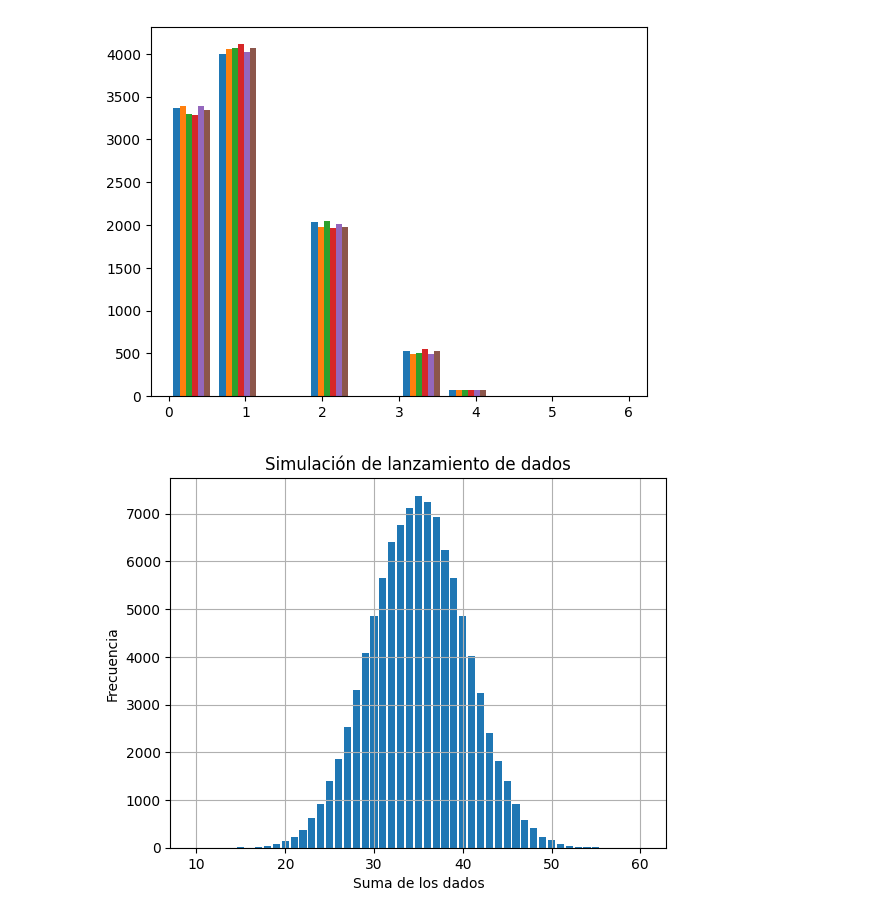
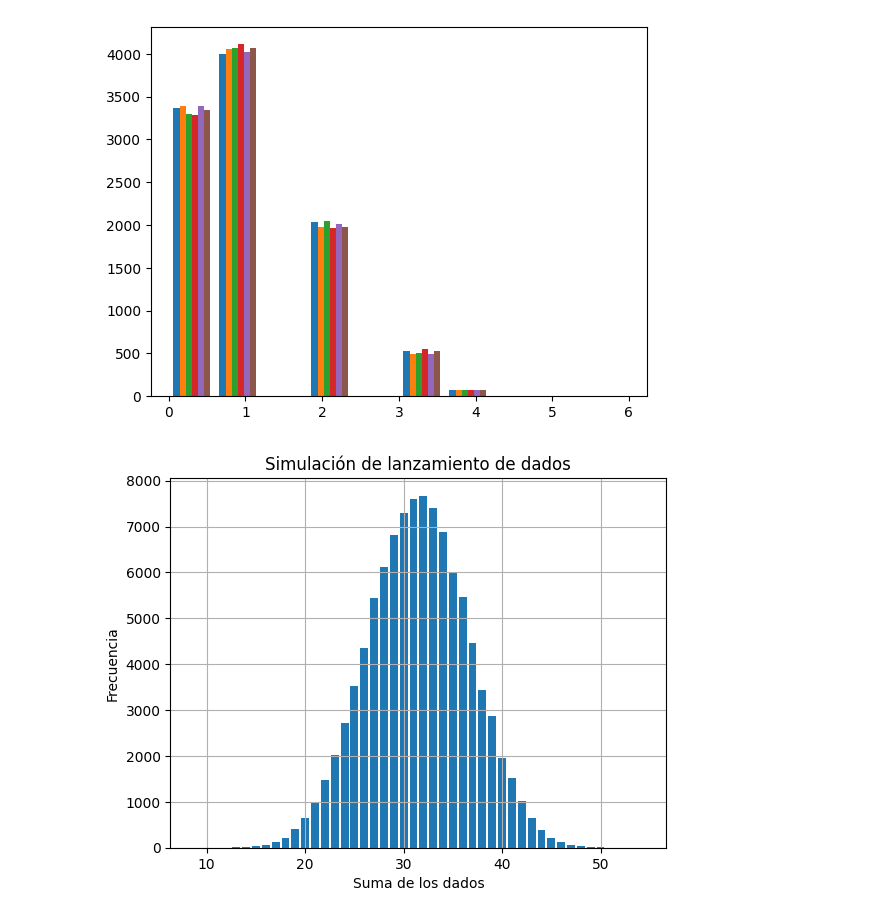
Before and after one commit to FullFran/curso_ia, a Jupyter notebook: clases/clase10/clase10.ipynb, the cells around one changed output. Drawn from its saved outputs; the diff is of its cells as text; code cells hidden in the pictures.

```diff
--- a/clases/clase10/clase10.ipynb
+++ b/clases/clase10/clase10.ipynb
@@ -57,27 +57,29 @@ for i, roll in enumerate(results):
 # %%
 import numpy as np
 import matplotlib.pyplot as plt
+
 
 def sim_dados(n_dados, n_tiradas):
 
     dice_results = np.random.randint(1, 6 + 1, (n_tiradas, n_dados))
     dice_sum = np.sum(dice_results, axis=1)
     return dice_sum.tolist()
 
 
-n_dados = 10
+n_dados = 9
 n_tiradas = 100000
 
 
 results = sim_dados(n_dados, n_tiradas)
 
 # Graficar los resultados
-plt.hist(results, bins=range(n_dados, n_dados * 6 + 2), align='left', rwidth=0.8)
+plt.hist(results, bins=range(n_dados, n_dados * 6 + 2),
+         align='left', rwidth=0.8)
 plt.xlabel('Suma de los dados')
 plt.ylabel('Frecuencia')
 plt.title('Simulación de lanzamiento de dados')
 # plt.xticks(range(n_dados, n_dados * 6 + 1))
 plt.grid(True)
 plt.show()
 # %% [output]
-[figure, old version]
+[figure, new version]
```
Also changed, not shown: parts of 1 cell of this notebook, 7 other files.
